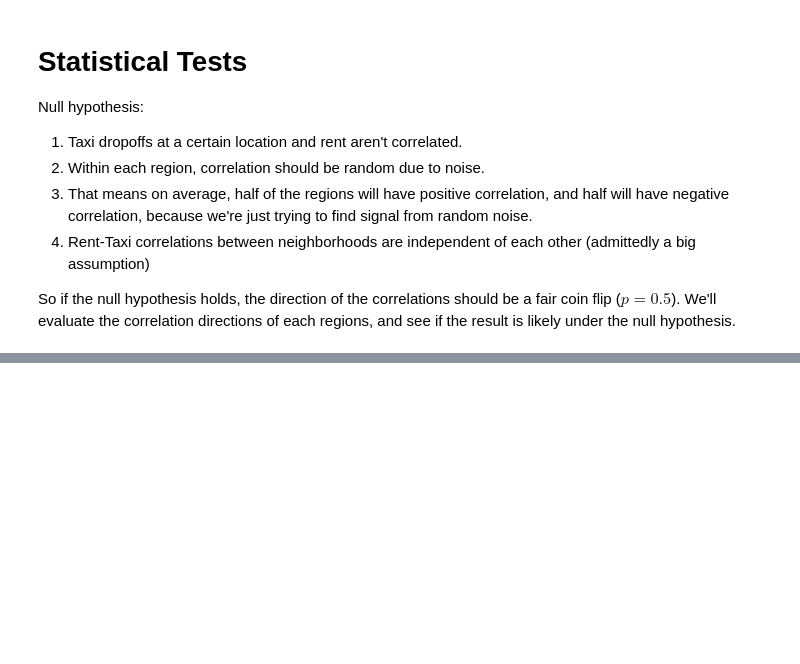
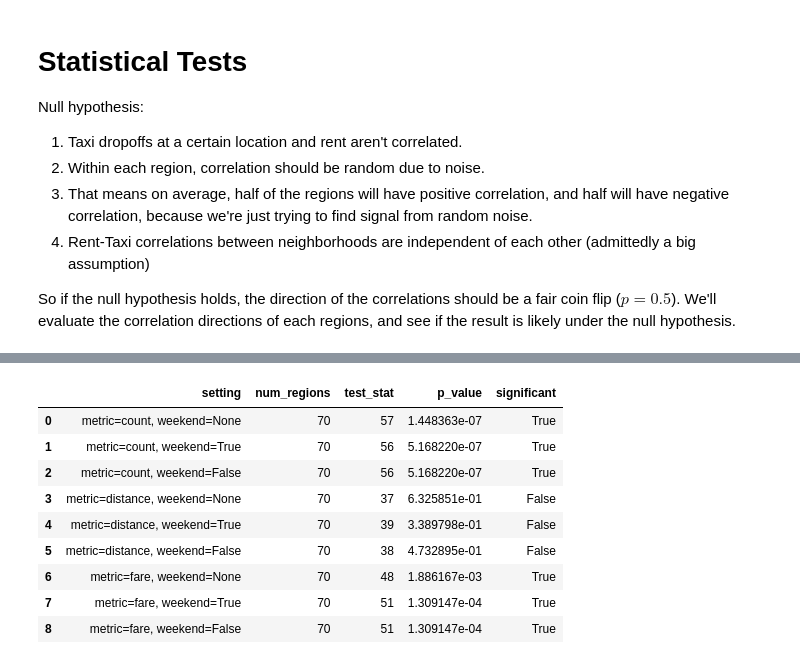
Before and after one commit to ds1004-sp17/ds1004, a Jupyter notebook: deliverable2/rent_hypothesis.ipynb, the cells around one changed output, grey strips where cells are left out. Cells and saved outputs as stored; diff of their text form; code cells hidden in the pictures; blank space fills up the shorter version.

```diff
--- a/deliverable2/rent_hypothesis.ipynb
+++ b/deliverable2/rent_hypothesis.ipynb
@@ -416,7 +420,7 @@ for m in metrics:
     for w in weekend:
         setting = 'metric={}, weekend={}'.format(m, w)
         taxis = get_taxis(add_green=False, metric=m, weekend_only=w)
-        N, t, z, p = evaluate(zillow_composite, taxis, '', log=False)
+        N, t, z, p = evaluate(zillow_composite, taxis, '', metric=m, log=False)
         results.append((setting, N, t, z, p))
         print(setting, p)
 
@@ -431,2 +445,16 @@ results_pd.columns = [
+# %%
+results_pd['significant'] = results_pd['p_value'] < 0.05 / len(results_pd)
+results_pd.drop('z_score', axis=1)
+# %% [output]
+|  | setting | num_regions | test_stat | p_value | significant |
+| 0 | metric=count, weekend=None | 70 | 57 | 1.448363e-07 | True |
+| 1 | metric=count, weekend=True | 70 | 56 | 5.168220e-07 | True |
+| 2 | metric=count, weekend=False | 70 | 56 | 5.168220e-07 | True |
+| 3 | metric=distance, weekend=None | 70 | 37 | 6.325851e-01 | False |
+| 4 | metric=distance, weekend=True | 70 | 39 | 3.389798e-01 | False |
+| 5 | metric=distance, weekend=False | 70 | 38 | 4.732895e-01 | False |
+| 6 | metric=fare, weekend=None | 70 | 48 | 1.886167e-03 | True |
+| 7 | metric=fare, weekend=True | 70 | 51 | 1.309147e-04 | True |
+| 8 | metric=fare, weekend=False | 70 | 51 | 1.309147e-04 | True |
 # %%
 evaluate(zillow_composite, yellow,
```
Also changed, not shown: parts of 7 cells of this notebook.
